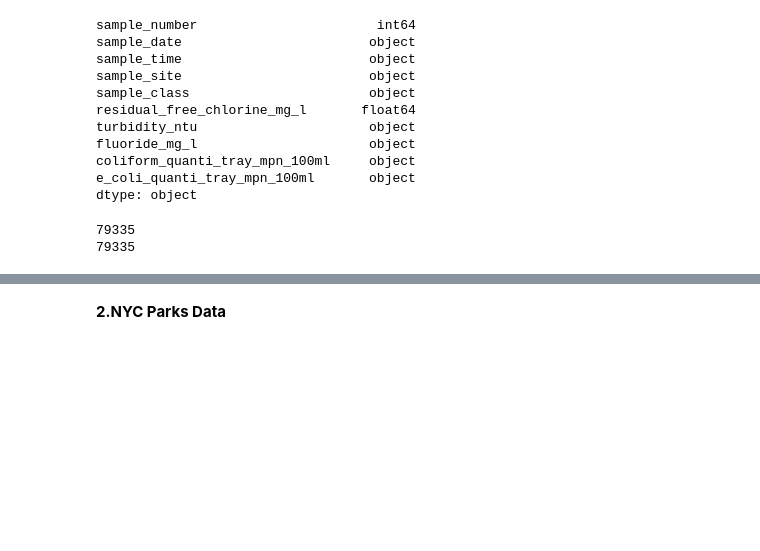
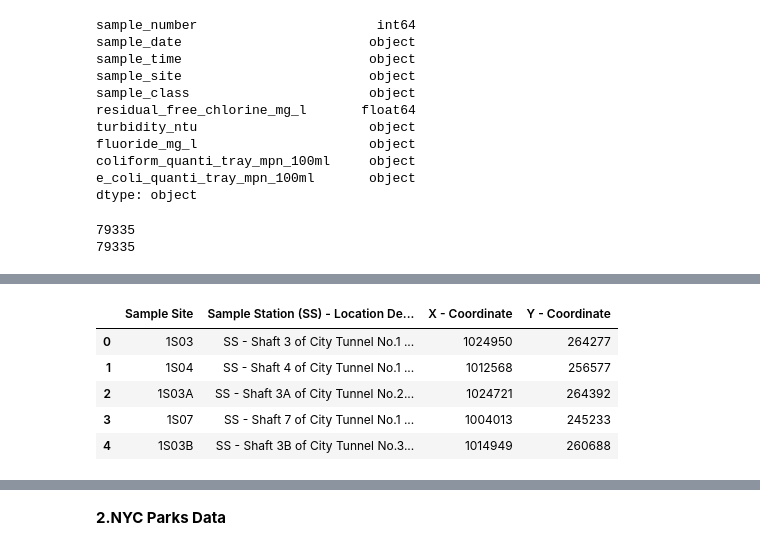
Before and after one commit to kirthi-b/QoL_NYC_Children, a Jupyter notebook: Environmental/Environments.ipynb, the cells around one changed output, grey strips where cells are left out. Drawn from its saved outputs; the diff is of its cells as text; code cells hidden in the pictures; blank space fills up the shorter version.

```diff
--- a/Environmental/Environments.ipynb
+++ b/Environmental/Environments.ipynb
@@ -326,0 +324,10 @@ wsite_df.head()
+# %%
+wsite_df = pd.read_excel("/content/QoL_NYC_Children/Environmental/Data/Water_Quality/OpenData_Distribution_Water_Quality_Sampling_Sites_Updated_2021-0618.xlsx")
+wsite_df.head()
+# %% [output]
+|  | Sample Site | Sample Station (SS) - Location De... | X - Coordinate | Y - Coordinate |
+| 0 | 1S03 | SS - Shaft 3 of City Tunnel No.1 ... | 1024950 | 264277 |
+| 1 | 1S04 | SS - Shaft 4 of City Tunnel No.1 ... | 1012568 | 256577 |
+| 2 | 1S03A | SS - Shaft 3A of City Tunnel No.2... | 1024721 | 264392 |
+| 3 | 1S07 | SS - Shaft 7 of City Tunnel No.1 ... | 1004013 | 245233 |
+| 4 | 1S03B | SS - Shaft 3B of City Tunnel No.3... | 1014949 | 260688 |
```
Also changed, not shown: parts of 6 cells of this notebook, 5 other files.
